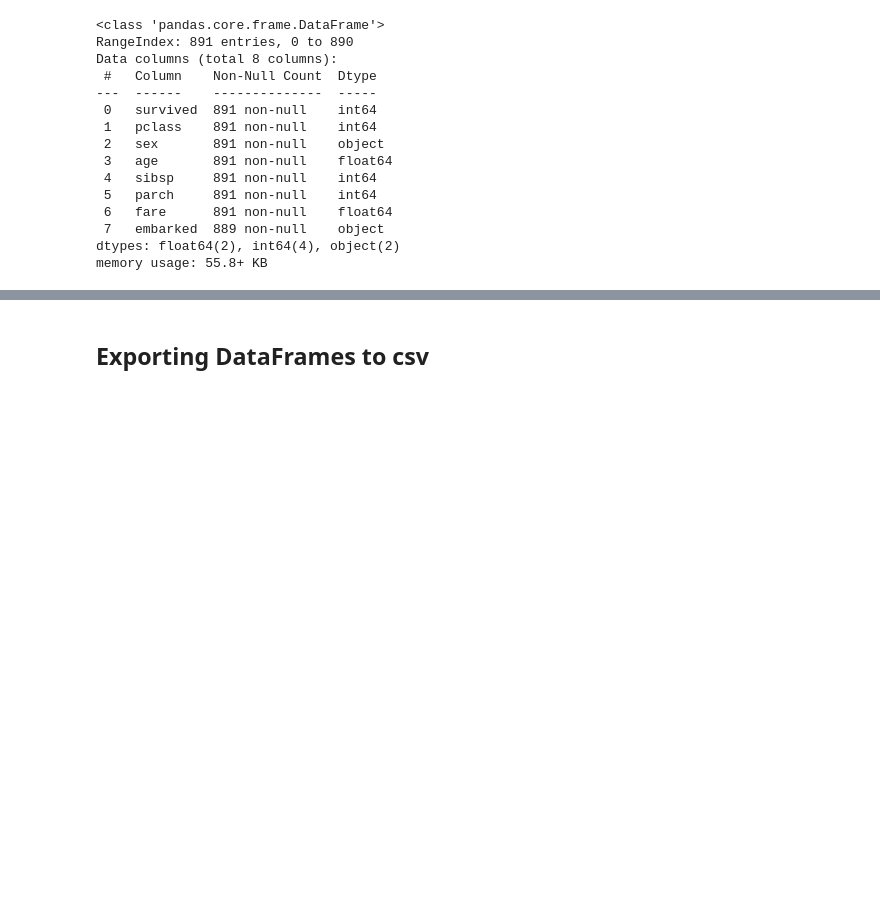
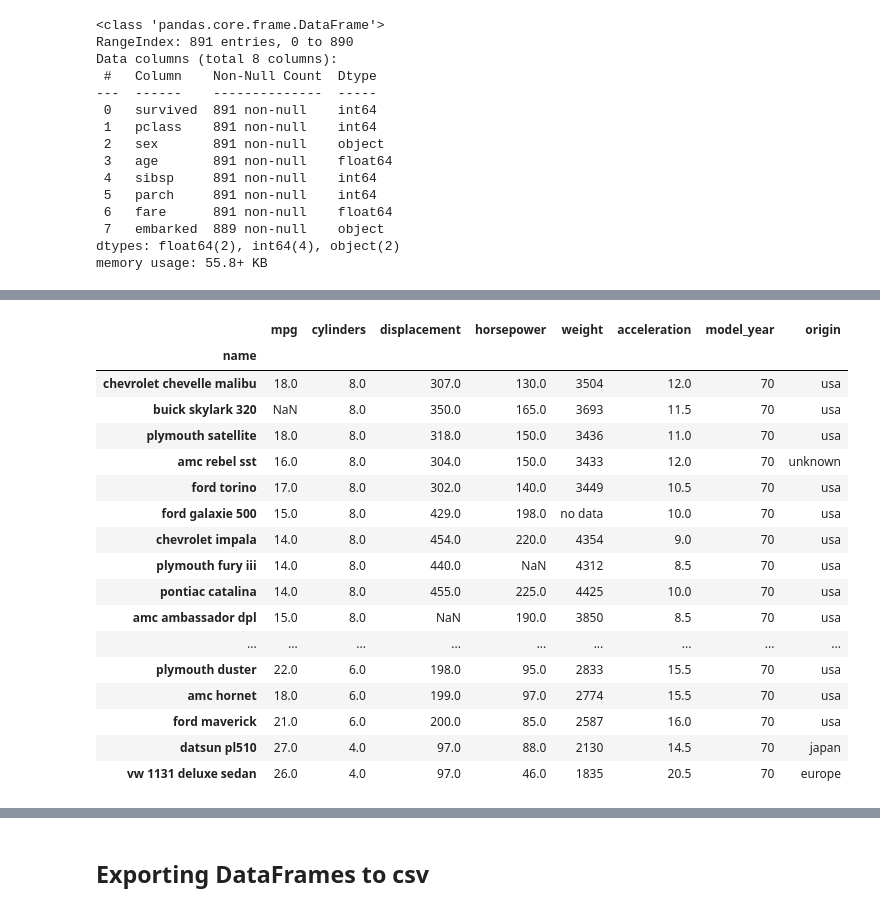
Before and after one commit to Qbannes/energy_trading, a Jupyter notebook: PyCharm_Notebook/Udemy - Python Trading/Appendix3_Materials/Video_Lectures_NBs/NB_05_Pandas_Intermediate_2.ipynb, the cells around one changed output, grey strips where cells are left out. Drawn from its saved outputs; the diff is of its cells as text; code cells hidden in the pictures; blank space fills up the shorter version.

```diff
--- a/PyCharm_Notebook/Udemy - Python Trading/Appendix3_Materials/Video_Lectures_NBs/NB_05_Pandas_Intermediate_2.ipynb
+++ b/PyCharm_Notebook/Udemy - Python Trading/Appendix3_Materials/Video_Lectures_NBs/NB_05_Pandas_Intermediate_2.ipynb
@@ -905,0 +910,22 @@ memory usage: 55.8+ KB
+# %%
+cars2=pd.read_csv('carsII.csv', index_col='name')
+cars2.head(20)
+# %% [output]
+|  | mpg | cylinders | displacement | horsepower | weight | acceleration | model_year | origin |
+| name |  |  |  |  |  |  |  |  |
+| chevrolet chevelle malibu | 18.0 | 8.0 | 307.0 | 130.0 | 3504 | 12.0 | 70 | usa |
+| buick skylark 320 | NaN | 8.0 | 350.0 | 165.0 | 3693 | 11.5 | 70 | usa |
+| plymouth satellite | 18.0 | 8.0 | 318.0 | 150.0 | 3436 | 11.0 | 70 | usa |
+| amc rebel sst | 16.0 | 8.0 | 304.0 | 150.0 | 3433 | 12.0 | 70 | unknown |
+| ford torino | 17.0 | 8.0 | 302.0 | 140.0 | 3449 | 10.5 | 70 | usa |
+| ford galaxie 500 | 15.0 | 8.0 | 429.0 | 198.0 | no data | 10.0 | 70 | usa |
+| chevrolet impala | 14.0 | 8.0 | 454.0 | 220.0 | 4354 | 9.0 | 70 | usa |
+| plymouth fury iii | 14.0 | 8.0 | 440.0 | NaN | 4312 | 8.5 | 70 | usa |
+| pontiac catalina | 14.0 | 8.0 | 455.0 | 225.0 | 4425 | 10.0 | 70 | usa |
+| amc ambassador dpl | 15.0 | 8.0 | NaN | 190.0 | 3850 | 8.5 | 70 | usa |
+| ... | ... | ... | ... | ... | ... | ... | ... | ... |
+| plymouth duster | 22.0 | 6.0 | 198.0 | 95.0 | 2833 | 15.5 | 70 | usa |
+| amc hornet | 18.0 | 6.0 | 199.0 | 97.0 | 2774 | 15.5 | 70 | usa |
+| ford maverick | 21.0 | 6.0 | 200.0 | 85.0 | 2587 | 16.0 | 70 | usa |
+| datsun pl510 | 27.0 | 4.0 | 97.0 | 88.0 | 2130 | 14.5 | 70 | japan |
+| vw 1131 deluxe sedan | 26.0 | 4.0 | 97.0 | 46.0 | 1835 | 20.5 | 70 | europe |
```
Also changed, not shown: parts of 6 cells of this notebook, 11 other files.
